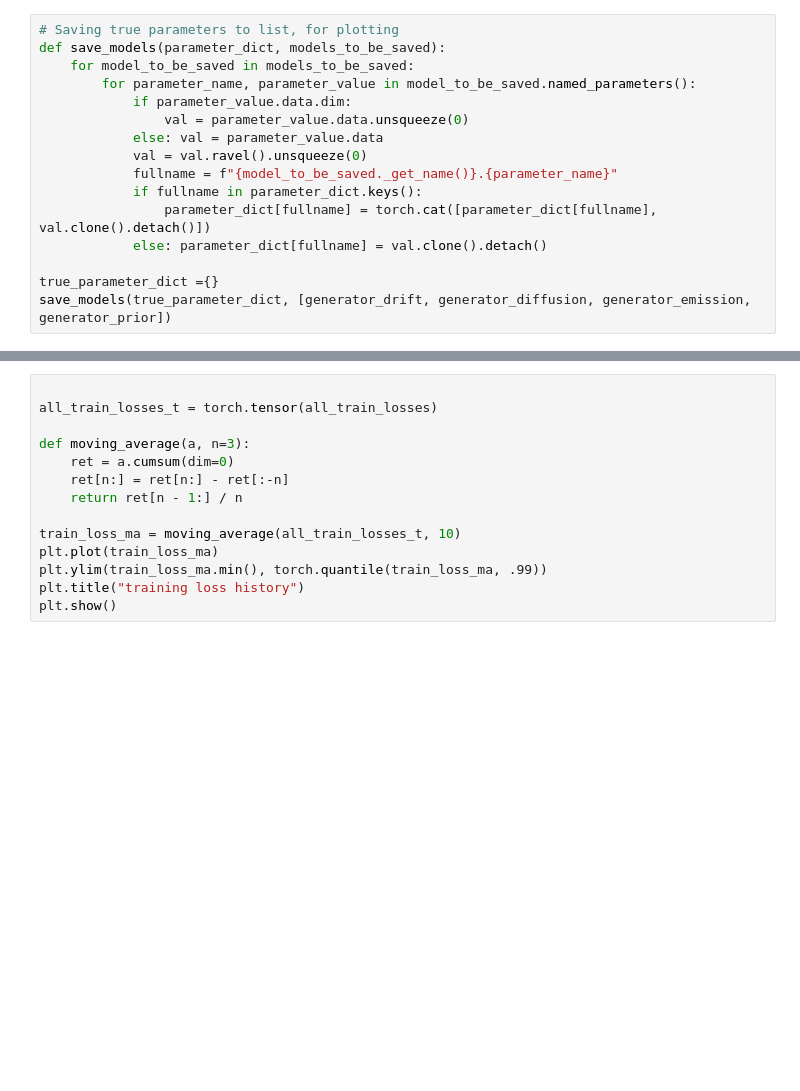
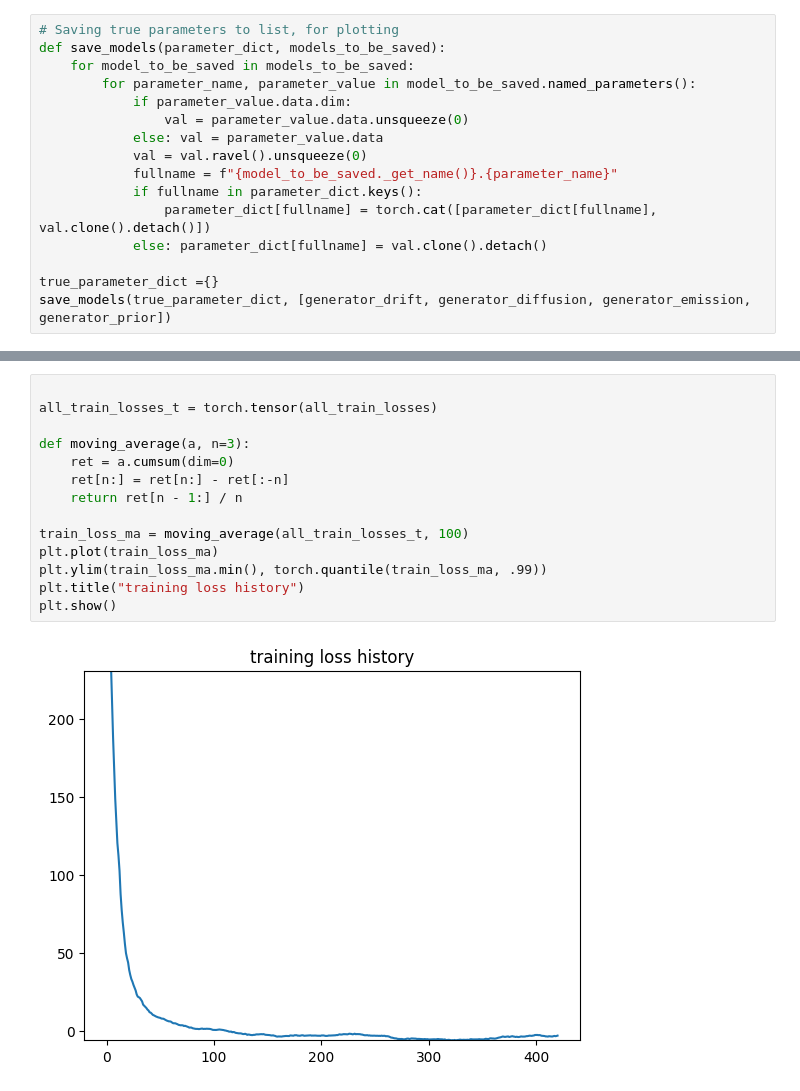
Before and after one commit to simoneiriksson/SDEmatching, a Jupyter notebook: examples/Transformer_based_marginal.ipynb, the cells around one changed output, grey strips where cells are left out. Drawn from its saved outputs; the diff is of its cells as text; blank space fills up the shorter version.

```diff
--- a/examples/Transformer_based_marginal.ipynb
+++ b/examples/Transformer_based_marginal.ipynb
@@ -298,14 +404,16 @@ KeyboardInterrupt:
 # %%
 
 all_train_losses_t = torch.tensor(all_train_losses)
 
 def moving_average(a, n=3):
     ret = a.cumsum(dim=0)
     ret[n:] = ret[n:] - ret[:-n]
     return ret[n - 1:] / n
 
-train_loss_ma = moving_average(all_train_losses_t, 10)
+train_loss_ma = moving_average(all_train_losses_t, 100)
 plt.plot(train_loss_ma)
 plt.ylim(train_loss_ma.min(), torch.quantile(train_loss_ma, .99))
 plt.title("training loss history")
 plt.show()
+# %% [output]
+[figure, added]
```
Also changed, not shown: parts of 14 cells of this notebook, 8 other files.
